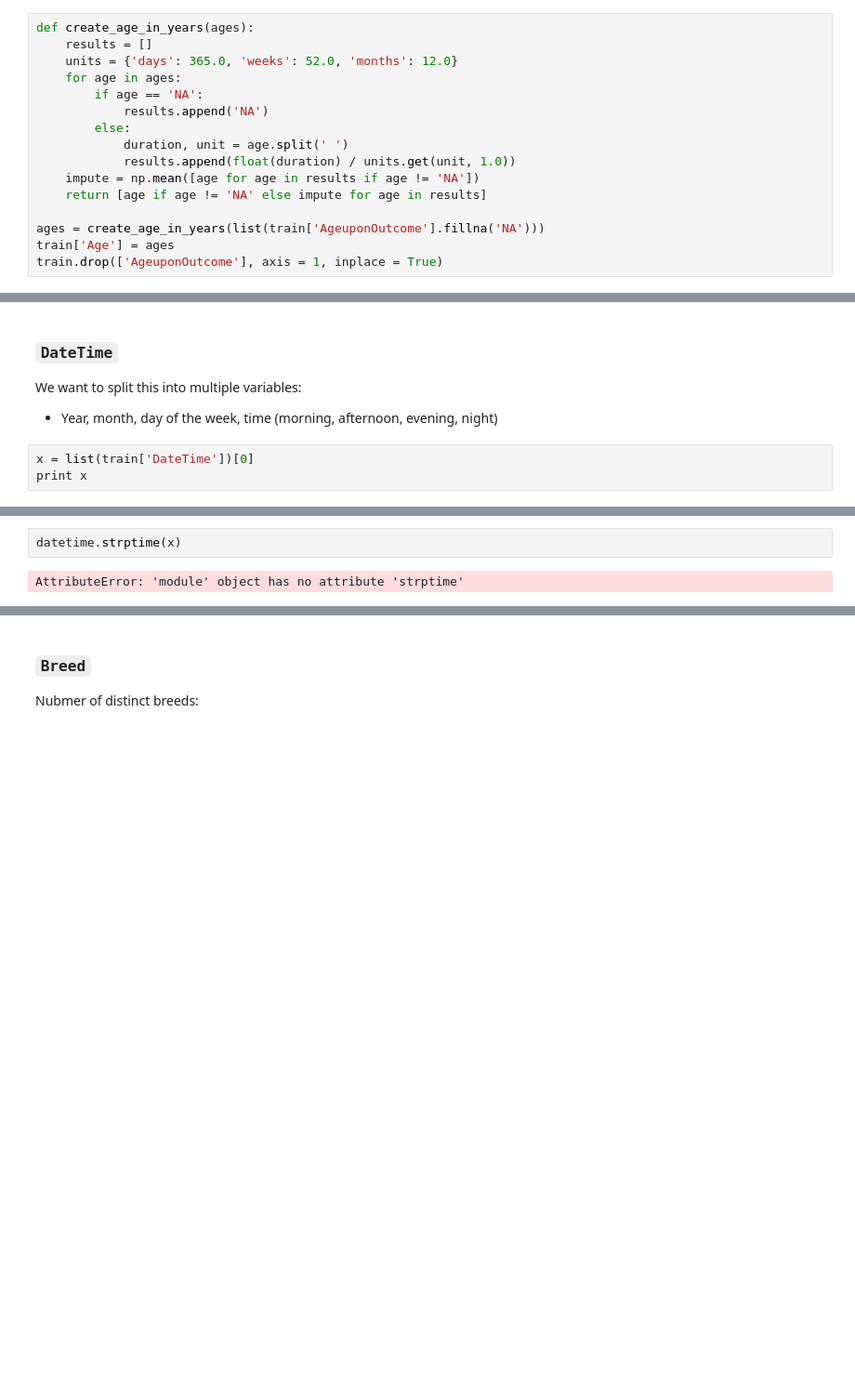
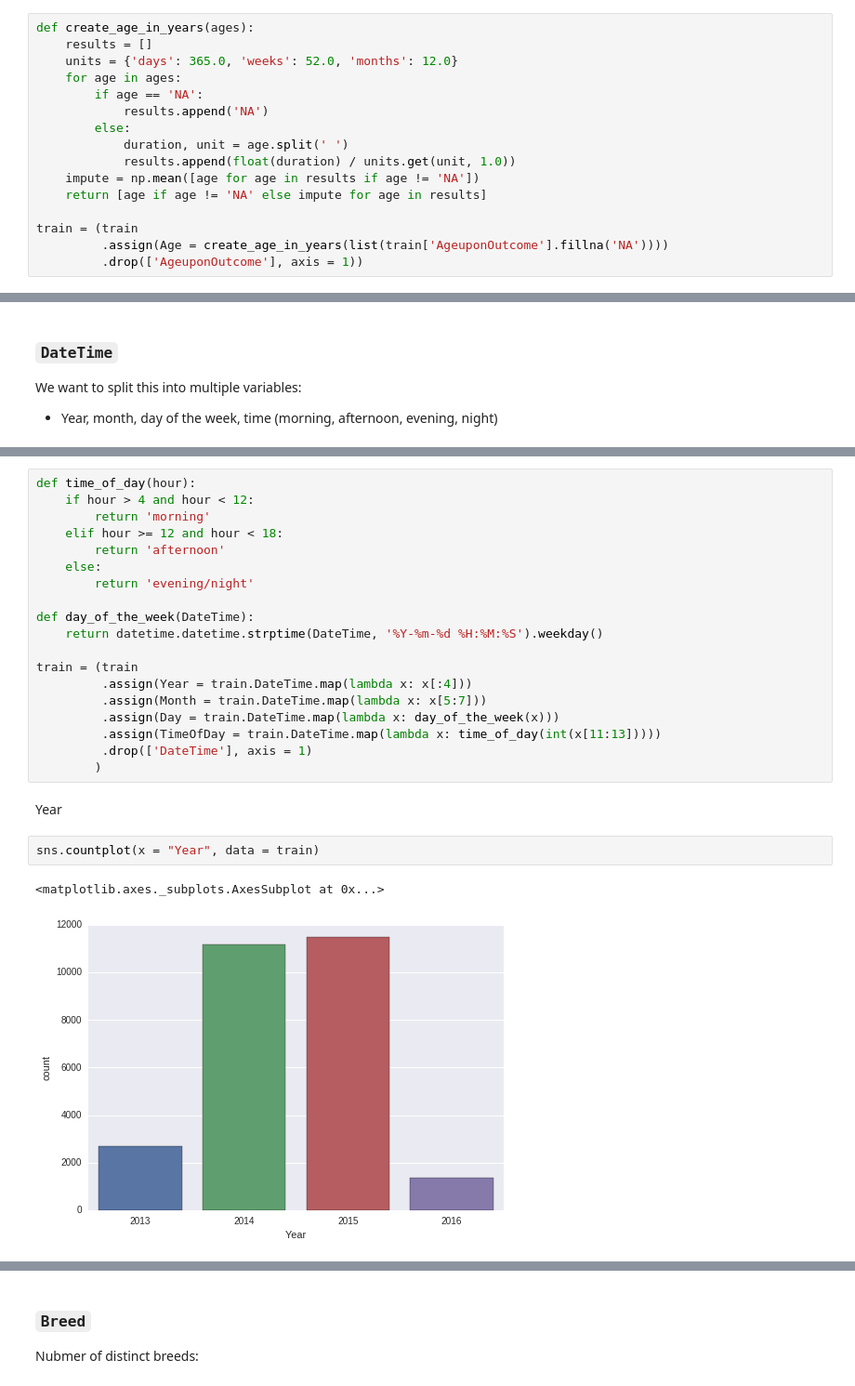
Before and after one commit to jakesherman/shelter-animals-kaggle, a Jupyter notebook: 1-exploring.ipynb, the cells around one changed output, grey strips where cells are left out. Shown: that part at 93% size. Saved outputs shown, nothing was run; the diff lists cells and outputs as text; blank space fills up the shorter version.

Commit message:
Adding datetime features

```diff
--- a/1-exploring.ipynb
+++ b/1-exploring.ipynb
@@ -142,9 +143,9 @@ def create_age_in_years(ages):
     impute = np.mean([age for age in results if age != 'NA'])
     return [age if age != 'NA' else impute for age in results]
 
-ages = create_age_in_years(list(train['AgeuponOutcome'].fillna('NA')))
-train['Age'] = ages
-train.drop(['AgeuponOutcome'], axis = 1, inplace = True)
+train = (train
+         .assign(Age = create_age_in_years(list(train['AgeuponOutcome'].fillna('NA'))))
+         .drop(['AgeuponOutcome'], axis = 1))
 # %% [markdown]
 Look at the distribution of ages:
 # %%
@@ -167,6 +168,3 @@ Animals returned to their owners tend to be slightly older.
 We want to split this into multiple variables:
 
 * Year, month, day of the week, time (morning, afternoon, evening, night)
-# %%
-x = list(train['DateTime'])[0]
-print x
@@ -175,4 +171,26 @@ print x
-# %%
-datetime.strptime(x)
-# %% [output]
-AttributeError: 'module' object has no attribute 'strptime'
+# %%
+def time_of_day(hour):
+    if hour > 4 and hour < 12:
+        return 'morning'
+    elif hour >= 12 and hour < 18:
+        return 'afternoon'
+    else:
+        return 'evening/night'
+
+def day_of_the_week(DateTime):
+    return datetime.datetime.strptime(DateTime, '%Y-%m-%d %H:%M:%S').weekday()
+
+train = (train
+         .assign(Year = train.DateTime.map(lambda x: x[:4]))
+         .assign(Month = train.DateTime.map(lambda x: x[5:7]))
+         .assign(Day = train.DateTime.map(lambda x: day_of_the_week(x)))
+         .assign(TimeOfDay = train.DateTime.map(lambda x: time_of_day(int(x[11:13]))))
+         .drop(['DateTime'], axis = 1)
+        )
+# %% [markdown]
+Year
+# %%
+sns.countplot(x = "Year", data = train)
+# %% [output]
+<matplotlib.axes._subplots.AxesSubplot at 0x...>
+[figure, added]
```
Also changed, not shown: parts of 14 cells of this notebook.
